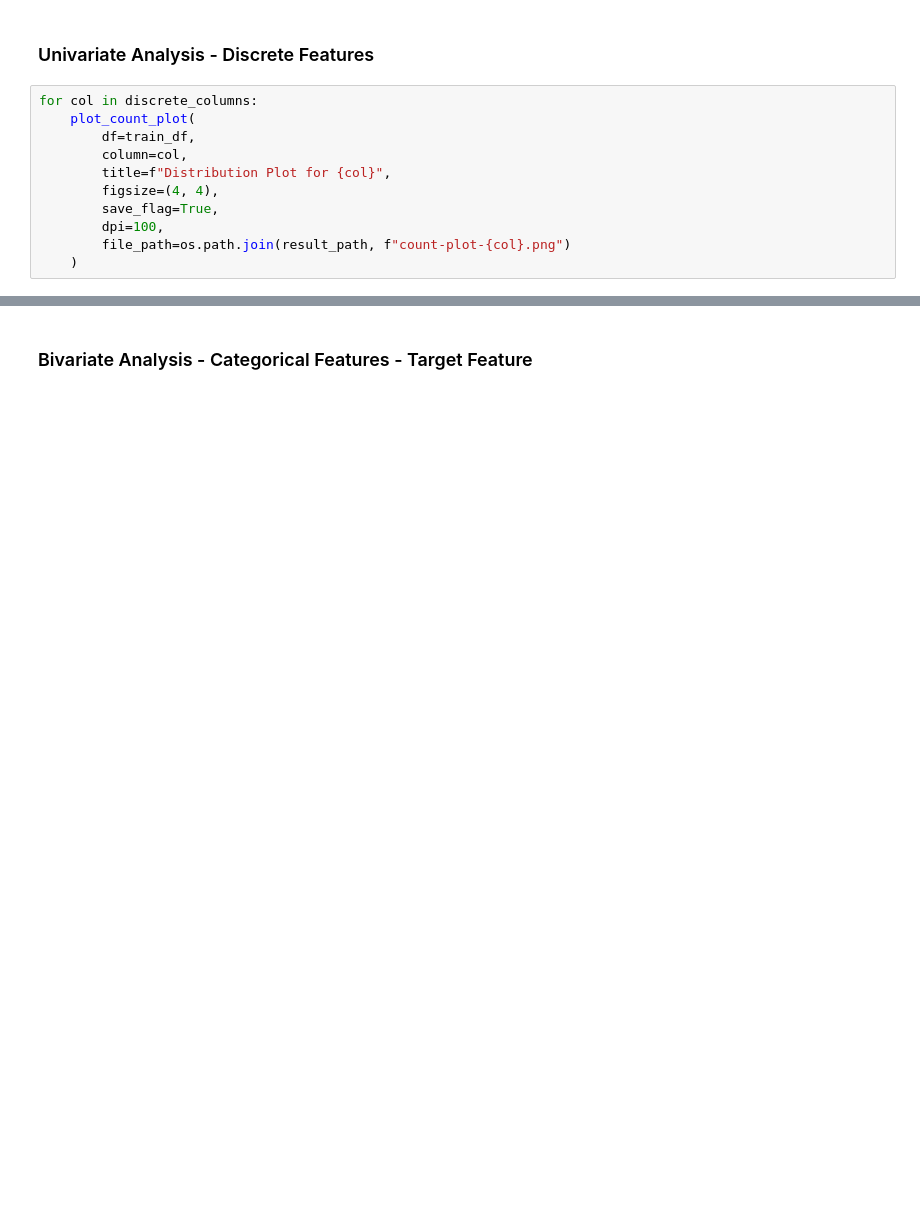
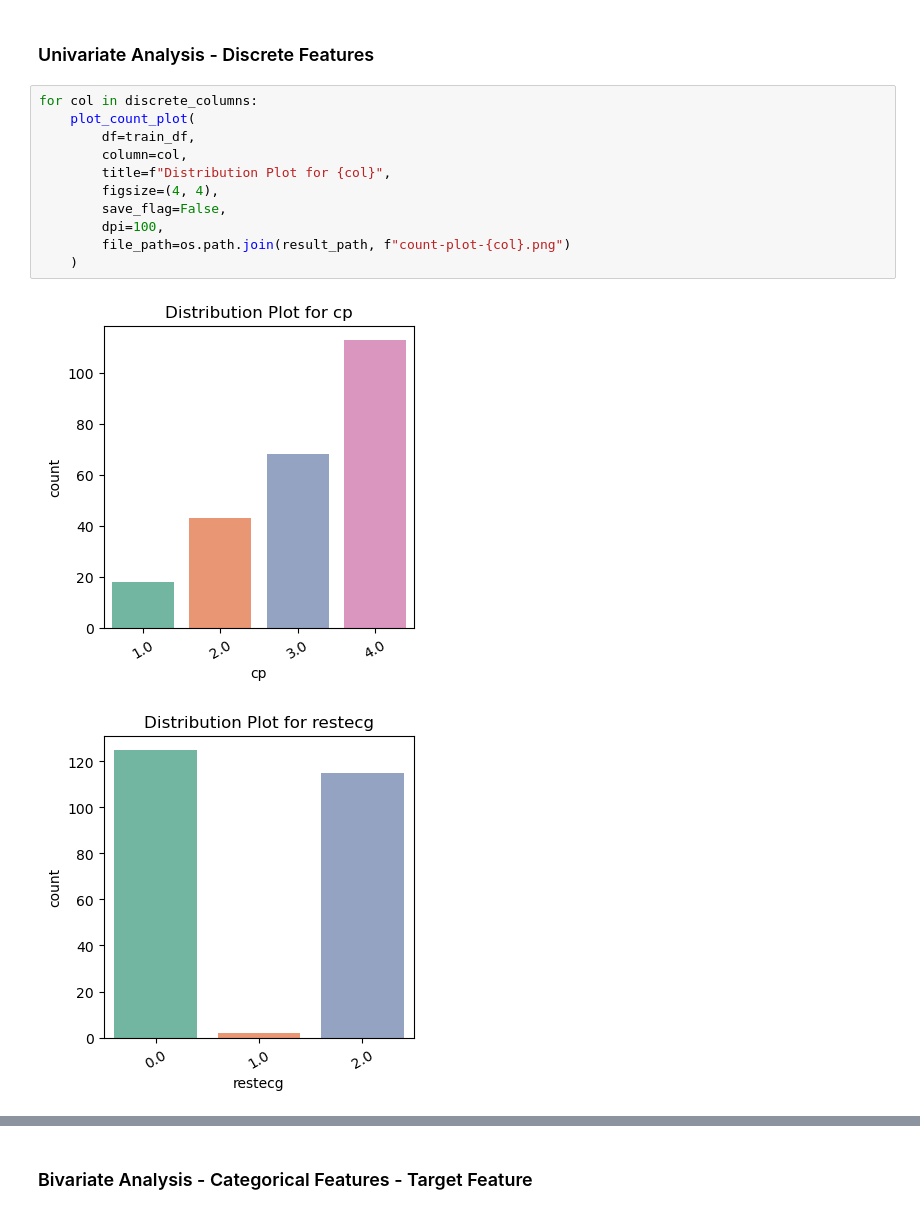
Before and after one commit to viralbthakar/CP8210-DB-Design, a Jupyter notebook: Assignment - 2 - StatsModels/Assignment 2.ipynb, the cells around one changed output, grey strips where cells are left out. Drawn from its saved outputs; the diff is of its cells as text; blank space fills up the shorter version.

```diff
--- a/Assignment - 2 - StatsModels/Assignment 2.ipynb
+++ b/Assignment - 2 - StatsModels/Assignment 2.ipynb
@@ -851,11 +857,14 @@ for col in continuous_columns:
 # %%
 for col in discrete_columns:
     plot_count_plot(
         df=train_df,
         column=col,
         title=f"Distribution Plot for {col}",
         figsize=(4, 4),
-        save_flag=True,
+        save_flag=False,
         dpi=100,
         file_path=os.path.join(result_path, f"count-plot-{col}.png")
     )
+# %% [output]
+[figure, added]
+[figure, added]
```
Also changed, not shown: parts of 6 cells of this notebook, 3 other files.
